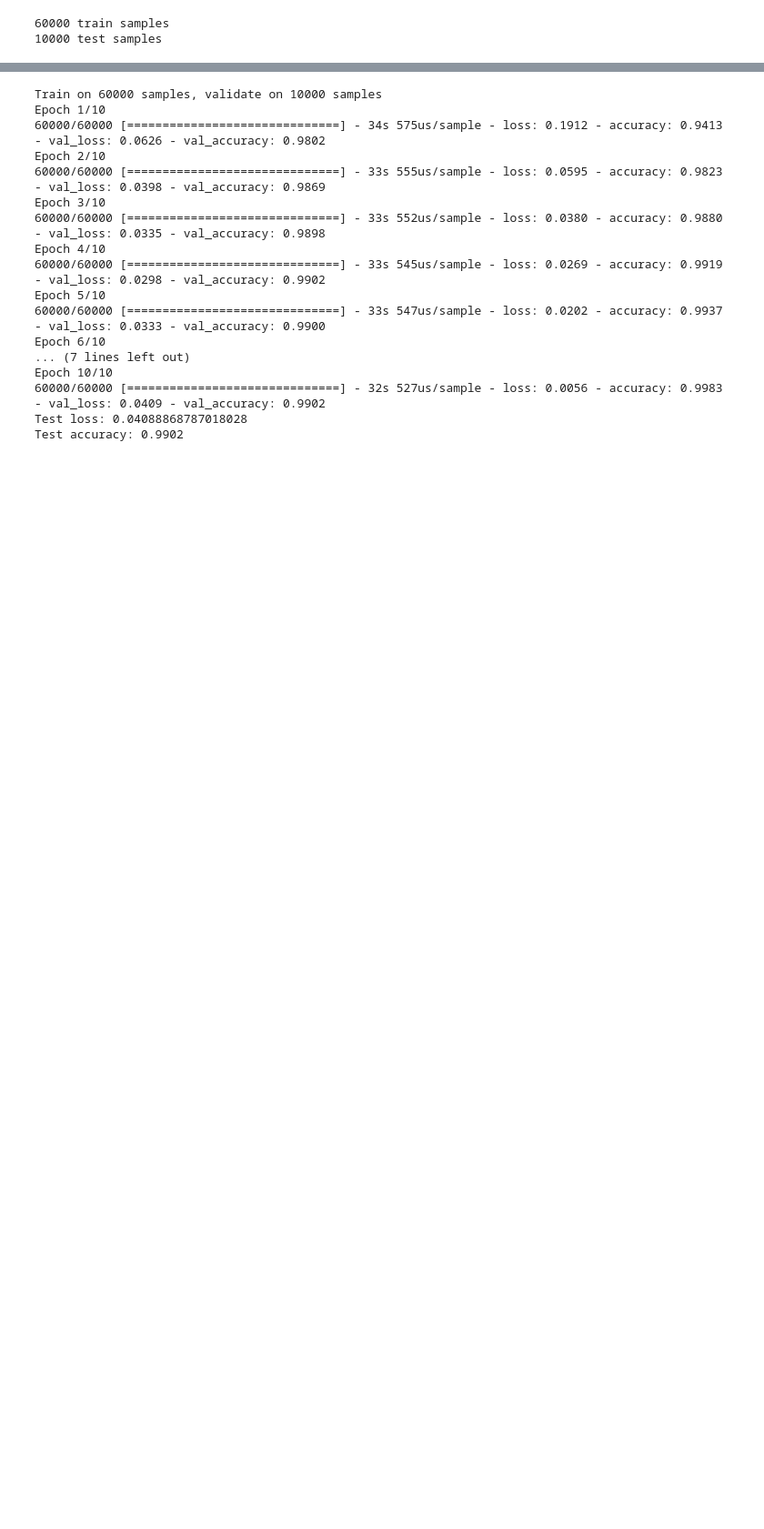
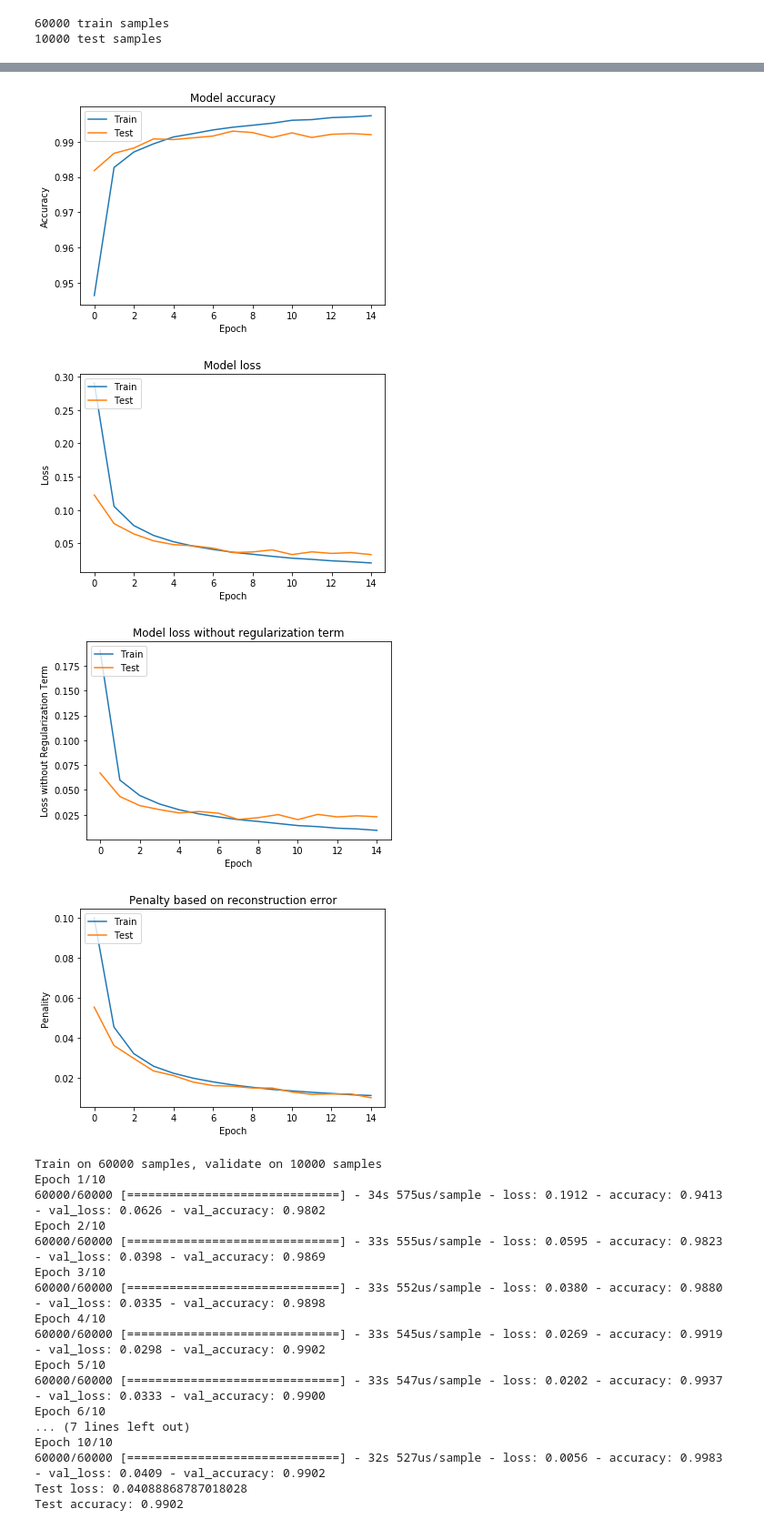
Before and after one commit to senyuan-juncheng/TensorProjectionLayer, a Jupyter notebook: TensorProjectionLayer.ipynb, the cells around one changed output, grey strips where cells are left out. Shown: that part at 91% size. Saved outputs shown, nothing was run; the diff lists cells and outputs as text; code cells hidden in the pictures; blank space fills up the shorter version.

```diff
--- a/TensorProjectionLayer.ipynb
+++ b/TensorProjectionLayer.ipynb
@@ -281,0 +323,16 @@ plt.show()
+# %%
+### TensorProjection Layer ###
+model = tf.keras.Sequential();
+model.add(tf.keras.layers.Conv2D(32, kernel_size=(3,3),strides=1, padding='same',activation='relu', input_shape=input_shape));
+model.add(tf.keras.layers.AveragePooling2D((2,2)));
+model.add(tf.keras.layers.Conv2D(32, kernel_size=(3,3),strides=1, padding='same',activation='relu'));
+model.add(TensorProjectionLayer(7, 7, 16, regularization='total_variation', rate=1.0));
+#model.add(TensorProjectionLayer(7, 7, 16, regularization='reconstruction_error', rate=1.0));
+model.add(tf.keras.layers.Flatten())
+model.add(tf.keras.layers.Dense(160, activation='relu'))
+model.add(tf.keras.layers.Dense(num_classes, activation='softmax'))
+model.compile(loss=tf.keras.losses.categorical_crossentropy, optimizer=tf.keras.optimizers.RMSprop(), metrics=['accuracy', tf.keras.metrics.categorical_crossentropy])
+history = model.fit(x_train, y_train, batch_size=batch_size, epochs=epochs, verbose=1, validation_data=(x_test, y_test));
+score = model.evaluate(x_test, y_test, verbose=0);
+print('Test loss:', score[0]);
+print('Test accuracy:', score[1]);
@@ -282,3 +357,48 @@ plt.show()
+# %%
+# Plot training & validation accuracy values
+plt.plot(history.history['accuracy'])
+plt.plot(history.history['val_accuracy'])
+plt.title('Model accuracy')
+plt.ylabel('Accuracy')
+plt.xlabel('Epoch')
+plt.legend(['Train', 'Test'], loc='upper left')
+plt.savefig('accuracy.png');
+plt.show()
+
+# Plot training & validation loss values
+plt.plot(history.history['loss'])
+plt.plot(history.history['val_loss'])
+plt.title('Model loss')
+plt.ylabel('Loss')
+plt.xlabel('Epoch')
+plt.legend(['Train', 'Test'], loc='upper left')
+plt.savefig('loss.png');
+plt.show()
+
+# Plot training & validation loss without regularization term
+plt.plot(history.history['categorical_crossentropy'])
+plt.plot(history.history['val_categorical_crossentropy'])
+plt.title('Model loss without regularization term')
+plt.ylabel('Loss without Regularization Term')
+plt.xlabel('Epoch')
+plt.legend(['Train', 'Test'], loc='upper left')
+plt.savefig('loss-without-regularization.png');
+plt.show()
+
+# Plot reconstruction error
+plt.plot(np.array(history.history['loss'])-np.array(history.history['categorical_crossentropy']))
+plt.plot(np.array(history.history['val_loss'])-np.array(history.history['val_categorical_crossentropy']))
+plt.title('Penalty based on reconstruction error')
+plt.ylabel('Penality')
+plt.xlabel('Epoch')
+plt.legend(['Train', 'Test'], loc='upper left')
+plt.savefig('regularization.png');
+plt.show()
+# %% [output]
+[figure, added]
+[figure, added]
+[figure, added]
+[figure, added]
 # %%
 #### Alternative Version without regularization ####
 # %%
```
Also changed, not shown: parts of 8 cells of this notebook.
